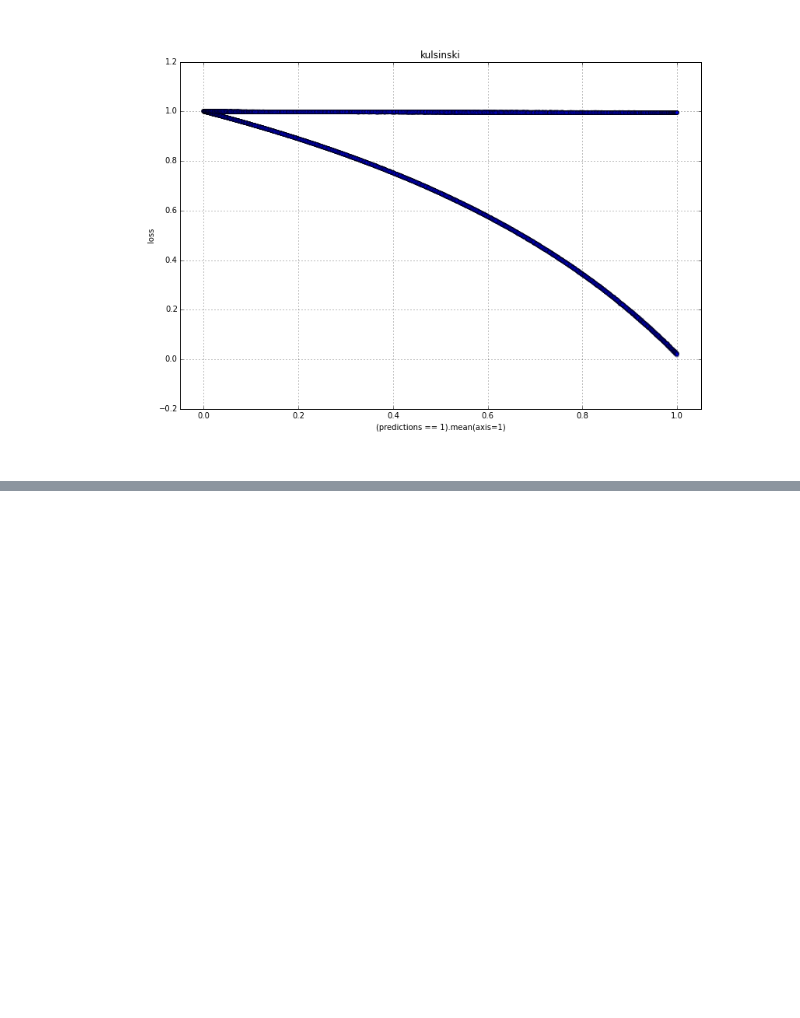
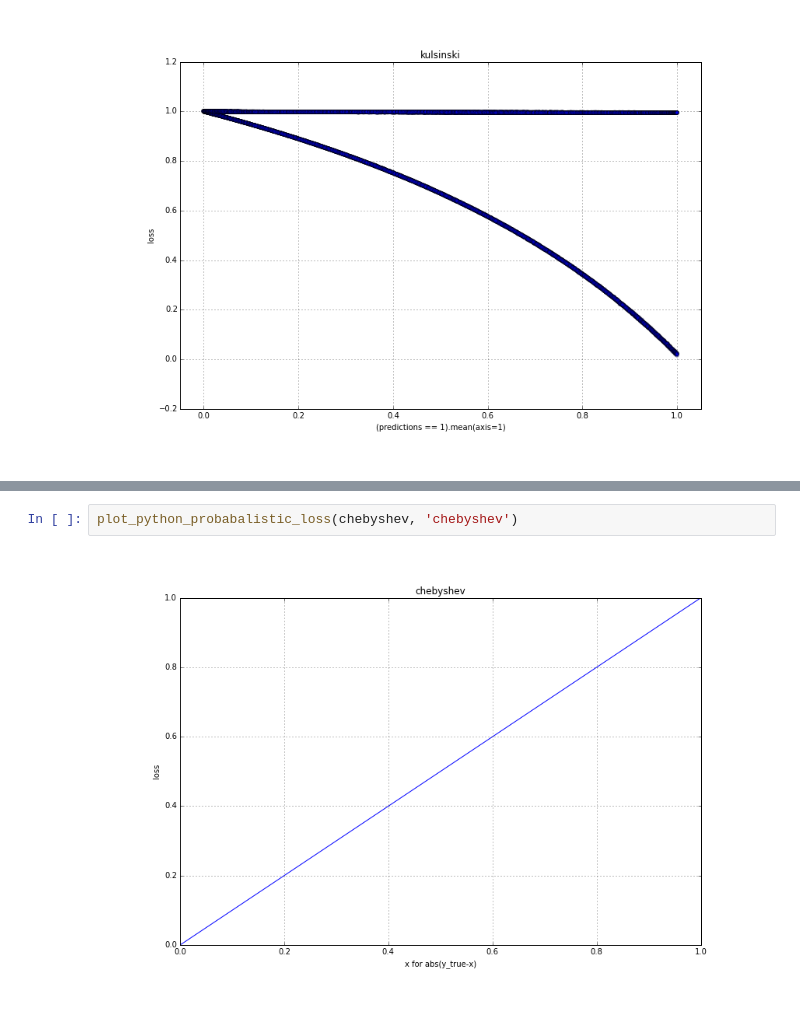
Before and after one commit to jonathanstrong/tmetrics, a Jupyter notebook: visualize.ipynb, the cells around one changed output, grey strips where cells are left out. Cells and saved outputs as stored; diff of their text form; blank space fills up the shorter version.

```diff
--- a/visualize.ipynb
+++ b/visualize.ipynb
@@ -214,0 +250,4 @@ plt.plot([kulsinski(true[i].astype(np.double), np.random.binomial(n=1, p=p, size
+# %%
+plot_python_probabalistic_loss(chebyshev, 'chebyshev')
+# %% [output]
+[figure, added]
```
Also changed, not shown: parts of 9 cells of this notebook, 1 other file.
